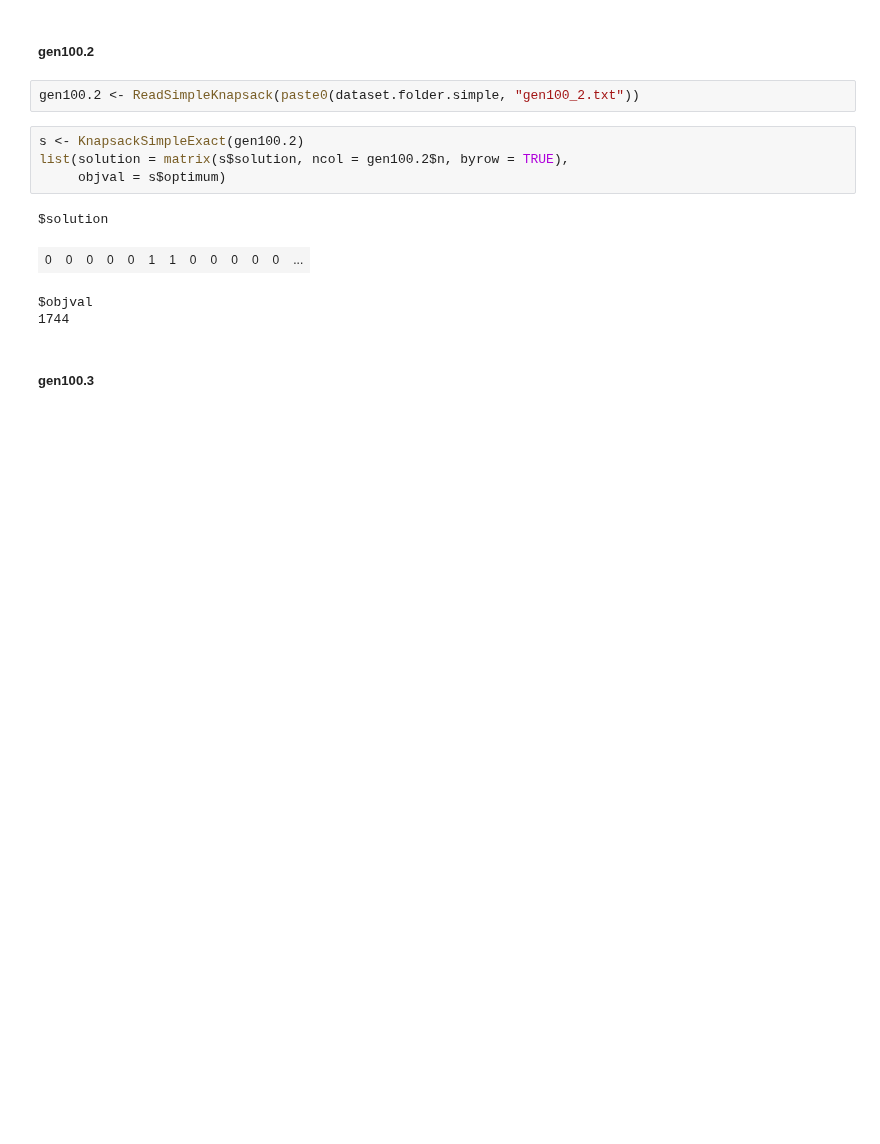
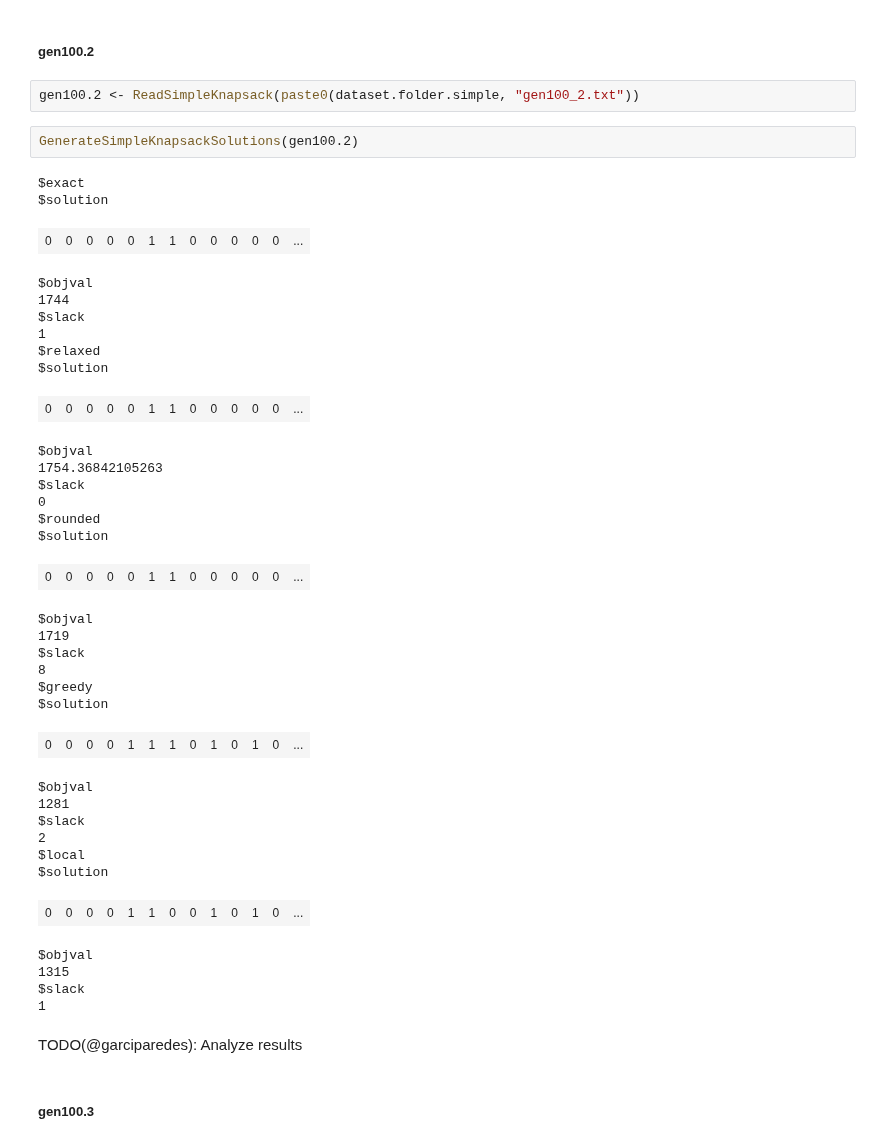
Before and after one commit to garciparedes/integer-programming-heuristics, a Jupyter notebook: integer-programming-knapsack-heuristics.ipynb, the cells around one changed output. Saved outputs shown, nothing was run; the diff lists cells and outputs as text; blank space fills up the shorter version.

```diff
--- a/integer-programming-knapsack-heuristics.ipynb
+++ b/integer-programming-knapsack-heuristics.ipynb
@@ -159,15 +283,46 @@ $objval
 ##### gen100.2
 # %%
 gen100.2 <- ReadSimpleKnapsack(paste0(dataset.folder.simple, "gen100_2.txt"))
-# %%
-s <- KnapsackSimpleExact(gen100.2)
-list(solution = matrix(s$solution, ncol = gen100.2$n, byrow = TRUE),
-     objval = s$optimum)
-# %% [output]
-$solution
-| 0 | 0 | 0 | 0 | 0 | 1 | 1 | 0 | 0 | 0 | 0 | 0 | ... |
-$objval
-1744
+# %%
+GenerateSimpleKnapsackSolutions(gen100.2)
+# %% [output]
+$exact
+$solution
+| 0 | 0 | 0 | 0 | 0 | 1 | 1 | 0 | 0 | 0 | 0 | 0 | ... |
+$objval
+1744
+$slack
+1
+$relaxed
+$solution
+| 0 | 0 | 0 | 0 | 0 | 1 | 1 | 0 | 0 | 0 | 0 | 0 | ... |
+$objval
+1754.36842105263
+$slack
+0
+$rounded
+$solution
+| 0 | 0 | 0 | 0 | 0 | 1 | 1 | 0 | 0 | 0 | 0 | 0 | ... |
+$objval
+1719
+$slack
+8
+$greedy
+$solution
+| 0 | 0 | 0 | 0 | 1 | 1 | 1 | 0 | 1 | 0 | 1 | 0 | ... |
+$objval
+1281
+$slack
+2
+$local
+$solution
+| 0 | 0 | 0 | 0 | 1 | 1 | 0 | 0 | 1 | 0 | 1 | 0 | ... |
+$objval
+1315
+$slack
+1
+# %% [markdown]
+TODO(@garciparedes): Analyze results
 # %% [markdown]
 ##### gen100.3
 # %%
```
Also changed, not shown: parts of 48 cells of this notebook.
